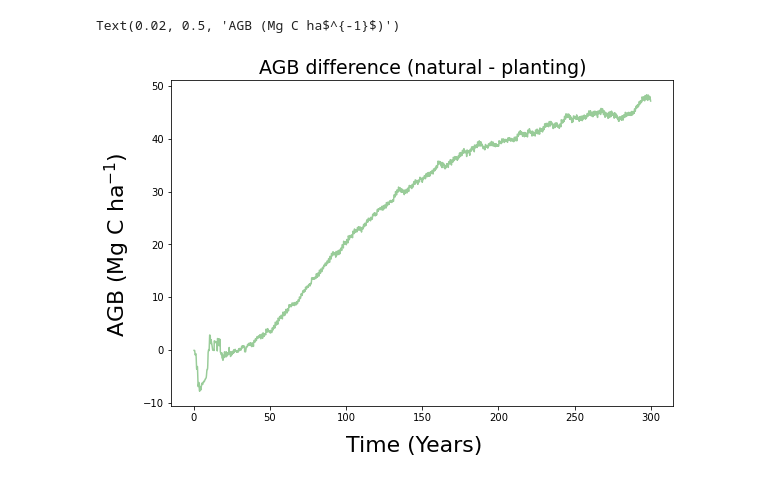
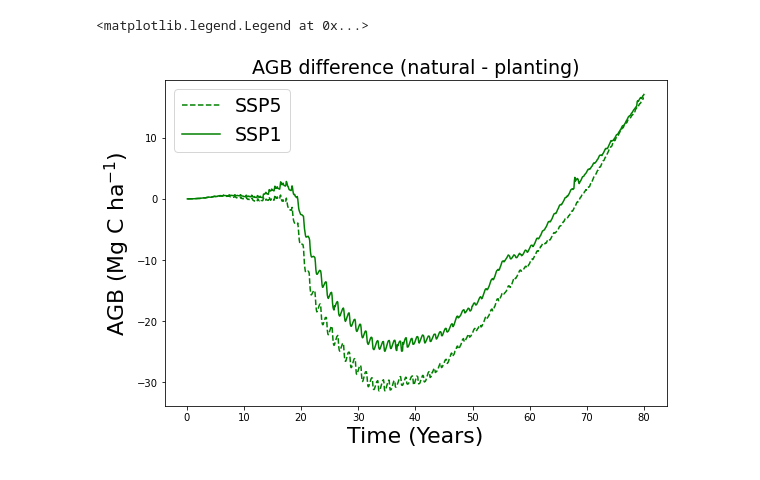
Before and after one commit to JessicaNeedham/FATES-MRV, a Jupyter notebook: postproc/CDR.ipynb, the cells around one changed output. Cells and saved outputs as stored; diff of their text form; code cells hidden in the pictures.

```diff
--- a/postproc/CDR.ipynb
+++ b/postproc/CDR.ipynb
@@ -41,17 +54,12 @@ patch_age_bins = fates_nat.variables['fates_levage'][:]
 # %%
-AGB_nat = fates_nat.FATES_VEGC_ABOVEGROUND_SZPF  * 10000 * 0.001 * 2
-AGB_nat = AGB_nat.sum(dim='fates_levscpf')
+AGB_nat_ssp1 = fates_nat_ssp1.FATES_VEGC_ABOVEGROUND_SZPF  * 10000 * 0.001 * 2
+AGB_nat_ssp1 = AGB_nat_ssp1.sum(dim='fates_levscpf')
 
-AGB_ref = fates_ref.FATES_VEGC_ABOVEGROUND_SZPF  * 10000 * 0.001 * 2
-AGB_ref = AGB_ref.sum(dim='fates_levscpf')
+AGB_ref_ssp1 = fates_ref_ssp1.FATES_VEGC_ABOVEGROUND_SZPF  * 10000 * 0.001 * 2
+AGB_ref_ssp1 = AGB_ref_ssp1.sum(dim='fates_levscpf')
 
-fig1, ((f1ax0,f1ax1)) = plt.subplots(nrows=1,ncols=2, figsize=(17,6), constrained_layout=True, sharey=True, sharex=True)
+AGB_nat_ssp5 = fates_nat_ssp5.FATES_VEGC_ABOVEGROUND_SZPF  * 10000 * 0.001 * 2
+AGB_nat_ssp5 = AGB_nat_ssp5.sum(dim='fates_levscpf')
 
-f1ax0.plot(time_nat, AGB_nat, color='green', label = 'FATES', alpha = 0.4)
-f1ax0.set_title(r'Natural Regeneration', fontsize = 19)
-
-f1ax1.plot(time_ref, AGB_ref, color='green', label = 'FATES', alpha = 0.4)
-f1ax1.set_title(r'Reforestation', fontsize = 19)
-
-fig1.supxlabel(r'Time (Years)', fontsize=22)
-fig1.supylabel(r'AGB (Mg C ha$^{-1}$)', fontsize=22)
+AGB_ref_ssp5 = fates_ref_ssp5.FATES_VEGC_ABOVEGROUND_SZPF  * 10000 * 0.001 * 2
+AGB_ref_ssp5 = AGB_ref_ssp5.sum(dim='fates_levscpf')
@@ -60,0 +66,13 @@ Text(0.02, 0.5, 'AGB (Mg C ha$^{-1}$)')
+# %%
+fig1, ((f1ax0)) = plt.subplots(nrows=1,ncols=1, figsize=(14,8))
+
+f1ax0.plot(time_nat, AGB_nat_ssp5,label = 'SSP5 - natural', color='deepskyblue')
+f1ax0.plot(time_nat, AGB_nat_ssp1,label = 'SSP1 - natural', linestyle='--', color='deepskyblue')
+f1ax0.plot(time_ref5, AGB_ref_ssp5, label = 'SSP5 - reforest', color='orange')
+f1ax0.plot(time_ref, AGB_ref_ssp1, label = 'SSP1 - reforest', linestyle='--', color='orange')
+
+f1ax0.set_title(r'Biomass accumulation', fontsize = 19)
+f1ax0.set_xlabel(r'Time (Years)', fontsize=22)
+f1ax0.set_ylabel(r'AGB (Mg C ha$^{-1}$)', fontsize=22)
+
+f1ax0.legend(fontsize=19)
@@ -61,14 +82,15 @@ Text(0.02, 0.5, 'AGB (Mg C ha$^{-1}$)')
 # %%
 fig1, ((f1ax0)) = plt.subplots(nrows=1,ncols=1, figsize=(9,6))
+f1ax0.plot(time_nat, AGB_nat_ssp5 - AGB_ref_ssp5, color='green', label='SSP5', linestyle='--')
+f1ax0.plot(time_nat, AGB_nat_ssp1 - AGB_ref_ssp1, color='green', label='SSP1')
 
-f1ax0.plot(time_nat, AGB_nat - AGB_ref, color='green', label = 'FATES', alpha = 0.4)
 f1ax0.set_title(r'AGB difference (natural - planting)', fontsize = 19)
-
-fig1.supxlabel(r'Time (Years)', fontsize=22)
-fig1.supylabel(r'AGB (Mg C ha$^{-1}$)', fontsize=22)
+f1ax0.set_xlabel(r'Time (Years)', fontsize=22)
+f1ax0.set_ylabel(r'AGB (Mg C ha$^{-1}$)', fontsize=22)
+f1ax0.legend(fontsize=19)
 # %% [output]
-Text(0.02, 0.5, 'AGB (Mg C ha$^{-1}$)')
+<matplotlib.legend.Legend at 0x...>
-[figure, old version]
+[figure, new version]
 # %%
 # size bins are LOWER bounds. Remove the fist bin - but add an extra bin to catch trees over last bin edge
 cohort_size_bins_ex = np.append(cohort_size_bins[1:], 250)
```
Also changed, not shown: parts of 13 cells of this notebook, 47 other files.
